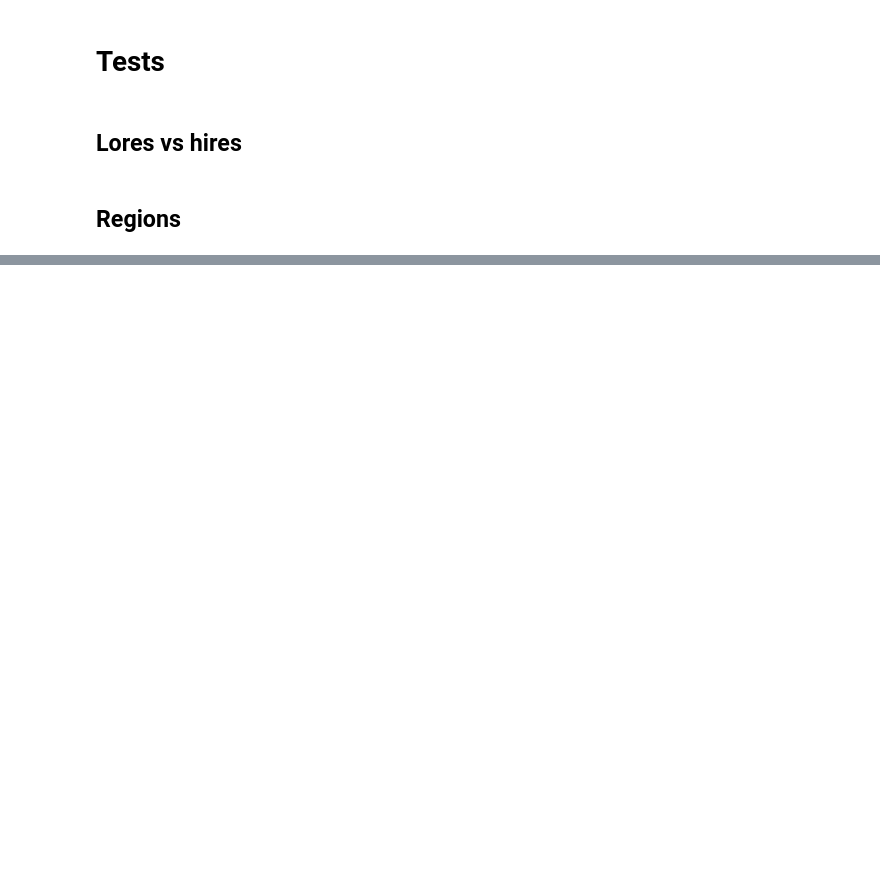
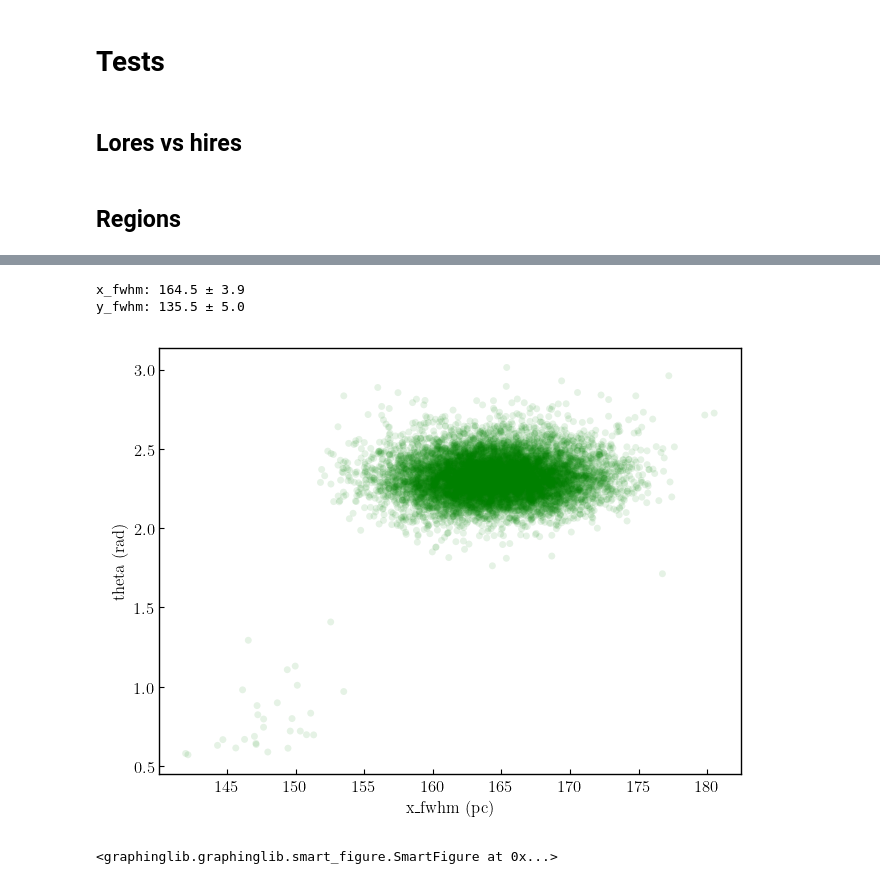
Before and after one commit to mamar828/master_centaurus, a Jupyter notebook: applications/paper_2/figs.ipynb, the cells around one changed output, grey strips where cells are left out. Saved outputs shown, nothing was run; the diff lists cells and outputs as text; code cells hidden in the pictures; blank space fills up the shorter version.

```diff
--- a/applications/paper_2/figs.ipynb
+++ b/applications/paper_2/figs.ipynb
@@ -153,0 +362,42 @@ structure_function(arr, 1, 1.)
+# %%
+# S(1)
+model = models.Gaussian2D(amplitude=1, x_mean=29, y_mean=26, x_stddev=3, y_stddev=2, theta=-np.pi/4)\
+      + models.Planar2D(intercept=-17)
+y_grid, x_grid = np.mgrid[:s1_flux.data.shape[0], :s1_flux.data.shape[1]]
+
+finite_mask = np.isfinite(s1_flux.data)
+x_grid = x_grid[finite_mask]
+y_grid = y_grid[finite_mask]
+s1_flux_data = s1_flux.data[finite_mask]
+s1_flux_unc_data = s1_flux_unc.data[finite_mask]
+
+x_stddevs, y_stddevs, thetas = [], [], []
+for i in tqdm(range(10000)):
+    fitting_data = s1_flux_data + np.random.normal(0, 1, s1_flux_data.shape) * s1_flux_unc_data
+    fitted_model = fitting.TRFLSQFitter()(
+        model,
+        x_grid,
+        y_grid,
+        fitting_data,
+    )
+    x_stddevs.append(fitted_model.x_stddev_0.value)
+    y_stddevs.append(fitted_model.y_stddev_0.value)
+    thetas.append(fitted_model.theta_0.value)
+
+x_fwhms = np.array(x_stddevs) * 0.1 * pc_per_arcsec * 2 * np.sqrt(2 * np.log(2))
+y_fwhms = np.array(y_stddevs) * 0.1 * pc_per_arcsec * 2 * np.sqrt(2 * np.log(2))
+thetas = np.array(thetas)
+
+print(f"x_fwhm: {np.mean(x_fwhms):.1f} ± {np.std(x_fwhms):.1f} pc")
+print(f"y_fwhm: {np.mean(y_fwhms):.1f} ± {np.std(y_fwhms):.1f} pc")
+
+gl.SmartFigure(
+    x_label="x_fwhm (pc)",
+    y_label="theta (rad)",
+    elements=[gl.Scatter(x_fwhms, thetas % np.pi, marker_size=25, alpha=0.1, face_color="green")],
+).show()
+# %% [output]
+x_fwhm: 164.5 ± 3.9
+y_fwhm: 135.5 ± 5.0
+[figure, added]
+<graphinglib.graphinglib.smart_figure.SmartFigure at 0x...>
```
Also changed, not shown: parts of 23 cells of this notebook, 4 other files.
